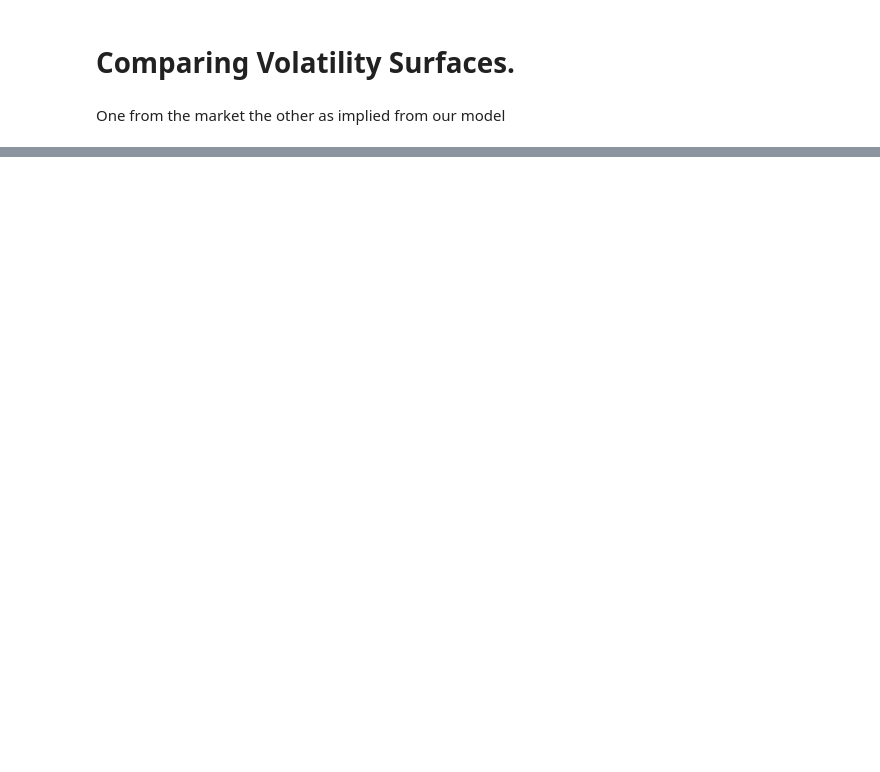
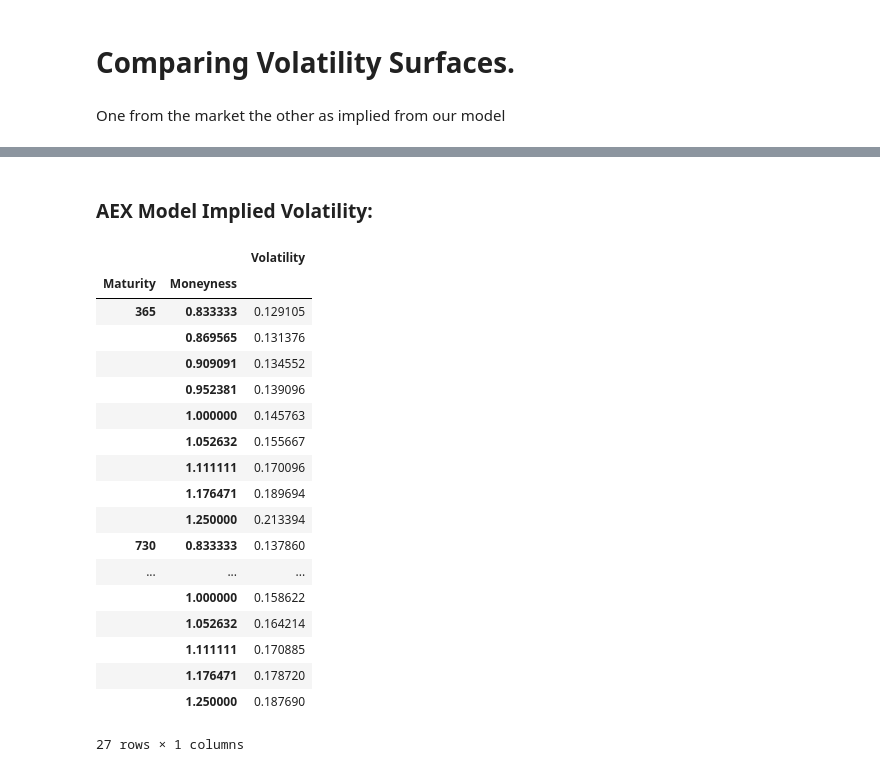
Before and after one commit to ZaighumRajput/IPython, a Jupyter notebook: Finance/comparingVolatilitySurfaces.ipynb, the cells around one changed output, grey strips where cells are left out. Cells and saved outputs as stored; diff of their text form; code cells hidden in the pictures; blank space fills up the shorter version.

```diff
--- a/Finance/comparingVolatilitySurfaces.ipynb
+++ b/Finance/comparingVolatilitySurfaces.ipynb
@@ -17,5 +21,5 @@ AEXMarket = AEXMarket.sum()
 # %%
-volatilitySurfaceAEXMarket = pd.read_csv("C:\MJD_Cali\.AEX_model.csv", usecols=[8,14,17], skipfooter=1, skiprows=1, header=None)
-volatilitySurfaceAEXMarket.columns = ['Maturity','Moneyness','Volatility']
-AEXModel = volatilitySurfaceAEXMarket.groupby(['Maturity','Moneyness'])
-AEXModel = AEXModel.sum()
+volatilitySurfaceModel = pd.read_csv("C:\\MJD_Cali\\" + index + "_model.csv", usecols=[8,14,17], skipfooter=1, skiprows=1, header=None)
+volatilitySurfaceModel.columns = ['Maturity','Moneyness','Volatility']
+ModelVolatility = volatilitySurfaceModel.groupby(['Maturity','Moneyness']).sum()
+#AEXModel = AEXModel.sum()
@@ -27,0 +26,24 @@ a = a[a.Volatility != 0]
+# %% [markdown]
+### AEX Model Implied Volatility:
+# %%
+AEXModel
+# %% [output]
+|  |  | Volatility |
+| Maturity | Moneyness |  |
+| 365 | 0.833333 | 0.129105 |
+|  | 0.869565 | 0.131376 |
+|  | 0.909091 | 0.134552 |
+|  | 0.952381 | 0.139096 |
+|  | 1.000000 | 0.145763 |
+|  | 1.052632 | 0.155667 |
+|  | 1.111111 | 0.170096 |
+|  | 1.176471 | 0.189694 |
+|  | 1.250000 | 0.213394 |
+| 730 | 0.833333 | 0.137860 |
+| ... | ... | ... |
+|  | 1.000000 | 0.158622 |
+|  | 1.052632 | 0.164214 |
+|  | 1.111111 | 0.170885 |
+|  | 1.176471 | 0.178720 |
+|  | 1.250000 | 0.187690 |
+27 rows × 1 columns
```
Also changed, not shown: parts of 22 cells of this notebook.
